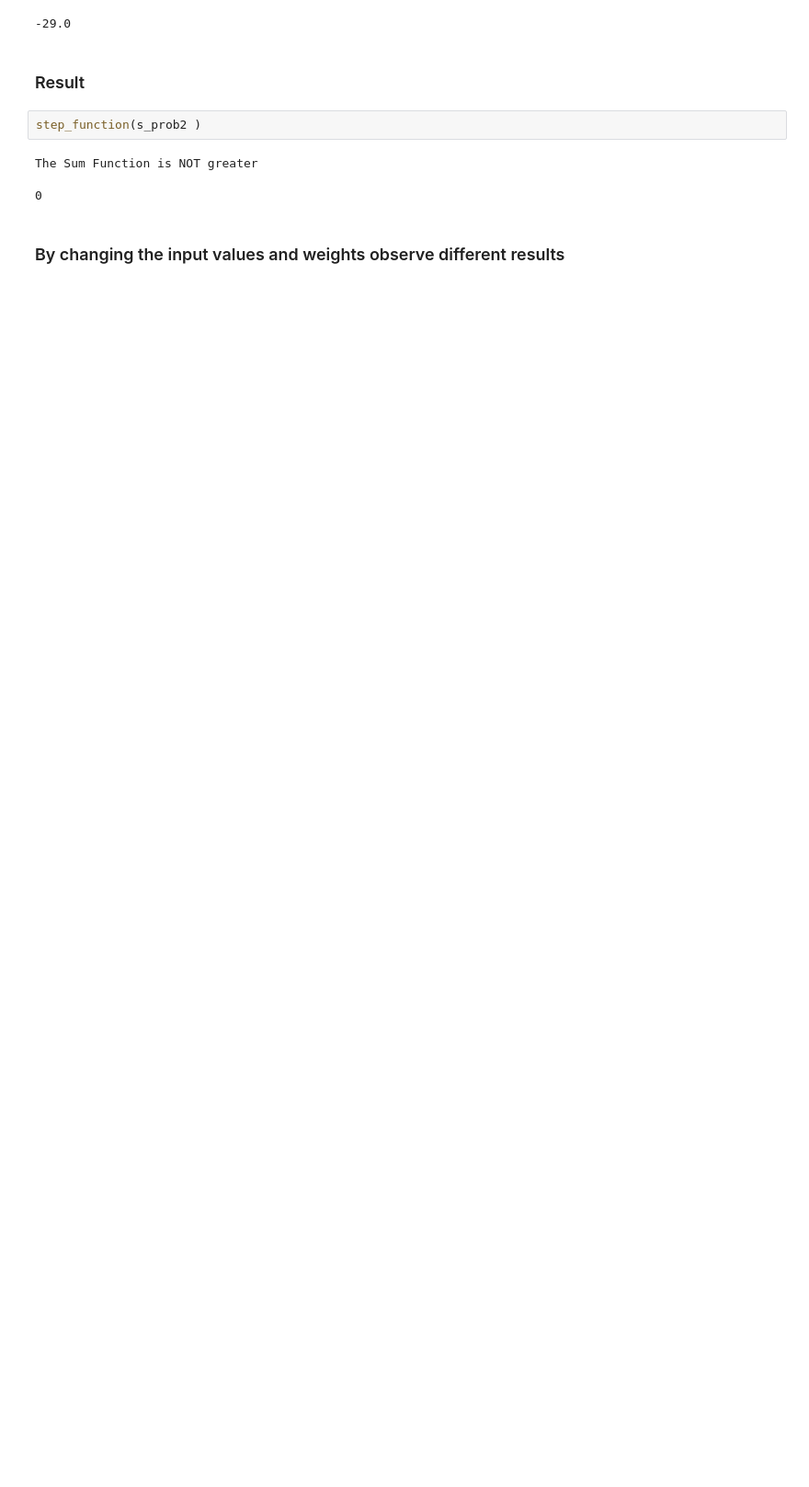
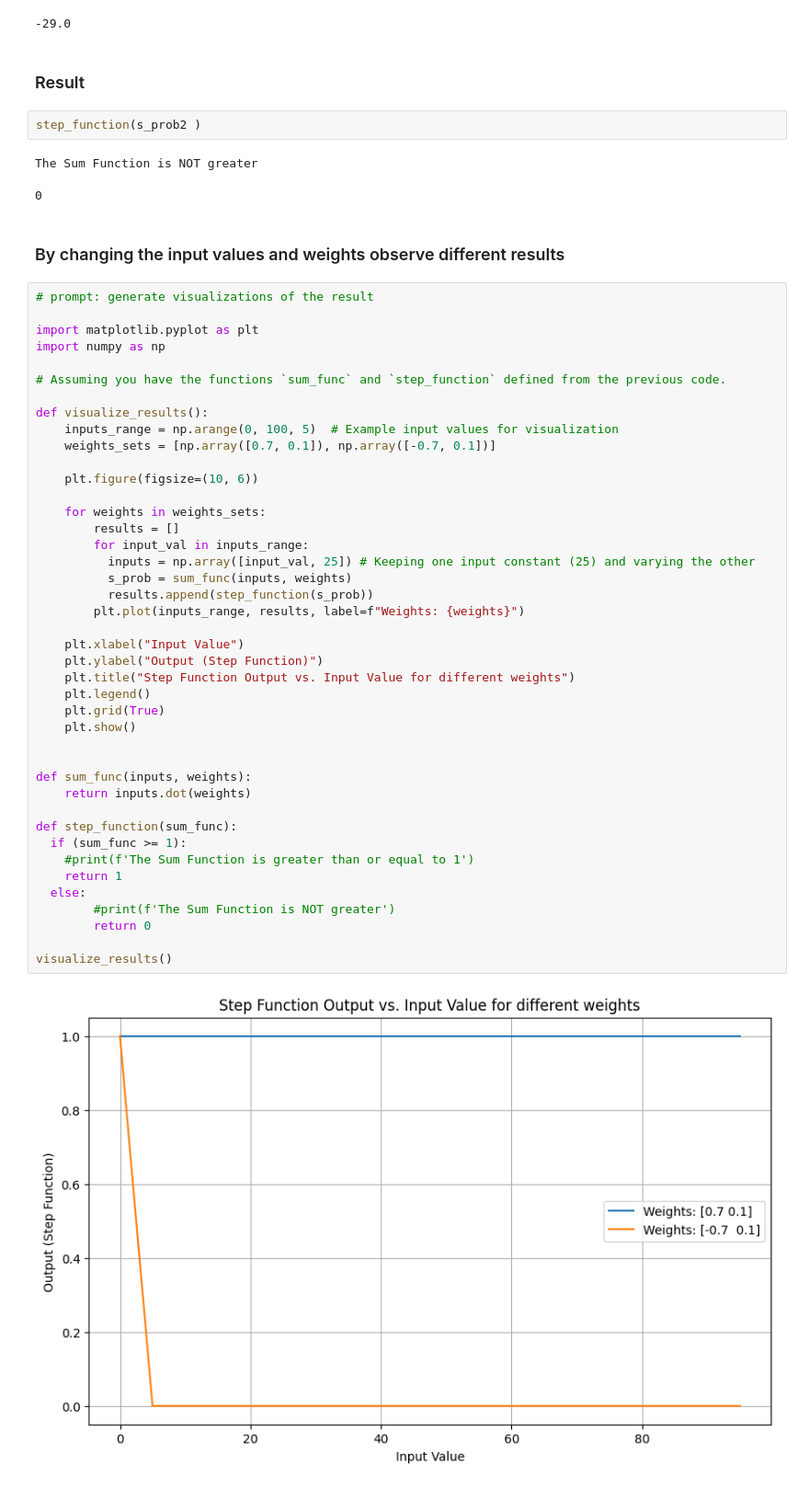
Before and after one commit to Natali-Nik/e-portfolio, a Jupyter notebook: src/Unit_7 _ANNs/Unit_7_Ex1_simple_perceptron.ipynb, the cells around one changed output. Shown at 92% size. Saved outputs shown, nothing was run; the diff lists cells and outputs as text; blank space fills up the shorter version.

```diff
--- a/src/Unit_7 _ANNs/Unit_7_Ex1_simple_perceptron.ipynb
+++ b/src/Unit_7 _ANNs/Unit_7_Ex1_simple_perceptron.ipynb
@@ -91,3 +91,47 @@ The Sum Function is NOT greater
 0
 # %% [markdown]
 ### By changing the input values and weights observe different results
+# %%
+# prompt: generate visualizations of the result
+
+import matplotlib.pyplot as plt
+import numpy as np
+
+# Assuming you have the functions `sum_func` and `step_function` defined from the previous code.
+
+def visualize_results():
+    inputs_range = np.arange(0, 100, 5)  # Example input values for visualization
+    weights_sets = [np.array([0.7, 0.1]), np.array([-0.7, 0.1])]
+
+    plt.figure(figsize=(10, 6))
+
+    for weights in weights_sets:
+        results = []
+        for input_val in inputs_range:
+          inputs = np.array([input_val, 25]) # Keeping one input constant (25) and varying the other
+          s_prob = sum_func(inputs, weights)
+          results.append(step_function(s_prob))
+        plt.plot(inputs_range, results, label=f"Weights: {weights}")
+
+    plt.xlabel("Input Value")
+    plt.ylabel("Output (Step Function)")
+    plt.title("Step Function Output vs. Input Value for different weights")
+    plt.legend()
+    plt.grid(True)
+    plt.show()
+
+
+def sum_func(inputs, weights):
+    return inputs.dot(weights)
+
+def step_function(sum_func):
+  if (sum_func >= 1):
+    #print(f'The Sum Function is greater than or equal to 1')
+    return 1
+  else:
+        #print(f'The Sum Function is NOT greater')
+        return 0
+
+visualize_results()
+# %% [output]
+[figure, added]
```
Also changed, not shown: 9 other files.
